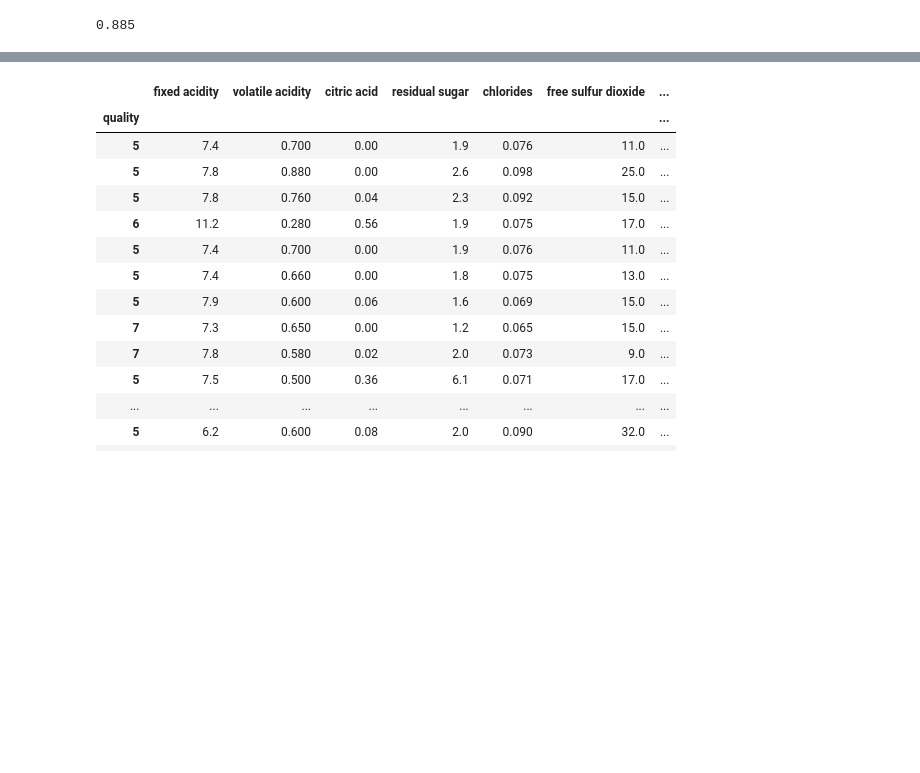
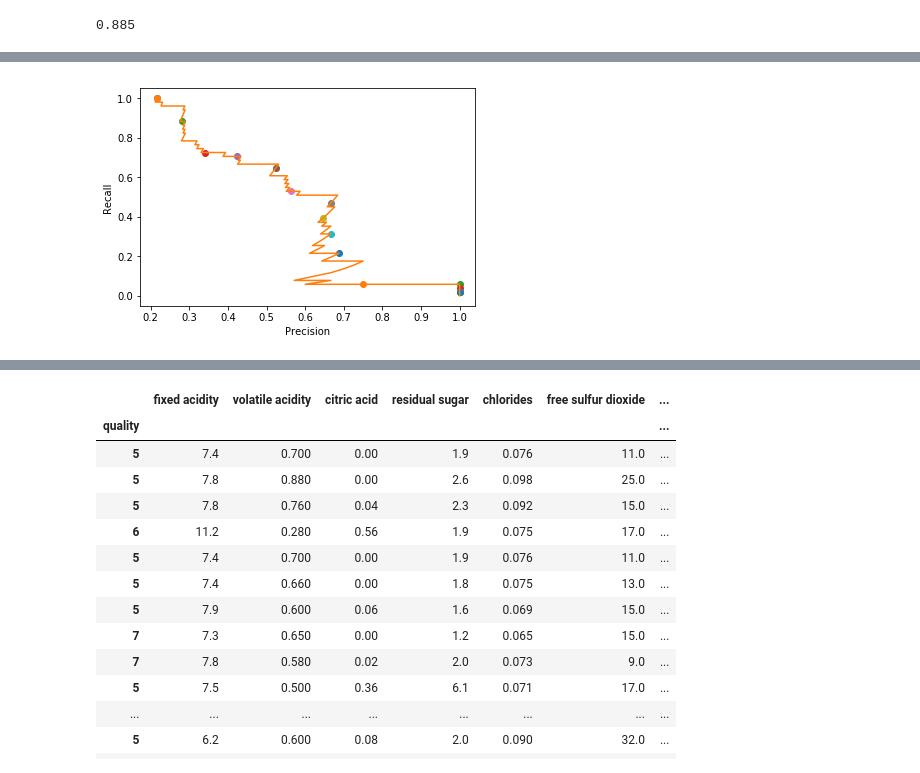
Before and after one commit to pco2699/NullSuck-AI, a Jupyter notebook: analytics/workspace/05_ロジスティック回帰.ipynb, the cells around one changed output, grey strips where cells are left out. Saved outputs shown, nothing was run; the diff lists cells and outputs as text; code cells hidden in the pictures; blank space fills up the shorter version.

```diff
--- a/analytics/workspace/05_ロジスティック回帰.ipynb
+++ b/analytics/workspace/05_ロジスティック回帰.ipynb
@@ -420,0 +480,20 @@ plt.show()
+# %%
+import numpy as np
+from sklearn.metrics import precision_recall_curve
+
+# ある閾値の時の適合率、再現率の値を取得
+precision, recall, threshold = precision_recall_curve(Y_test, log_model.predict_proba(X_test)[:, 1])
+
+# 0から1まで0.05刻みで○をプロット
+for i in range(21):
+    close_point = np.argmin(np.abs(threshold - (i * 0.05)))
+    plt.plot(precision[close_point], recall[close_point], 'o')
+
+# 適合率-再現率曲線
+plt.plot(precision, recall)
+plt.xlabel('Precision')
+plt.ylabel('Recall')
+
+plt.show()
+# %% [output]
+[figure, added]
```
Also changed, not shown: parts of 30 cells of this notebook.
